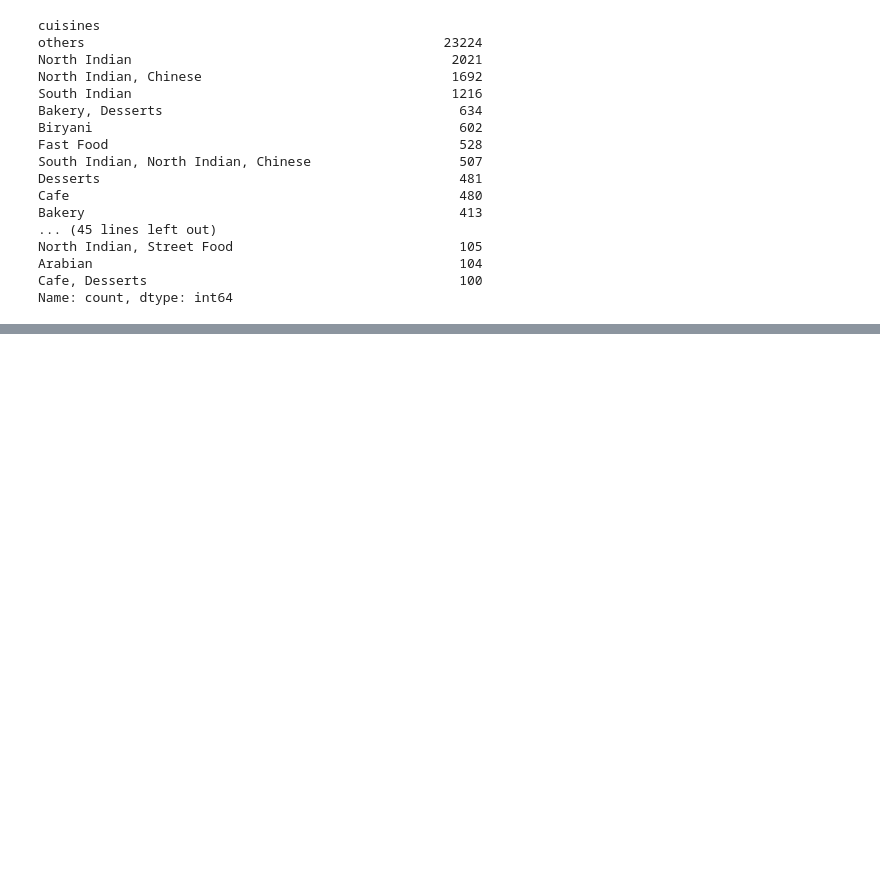
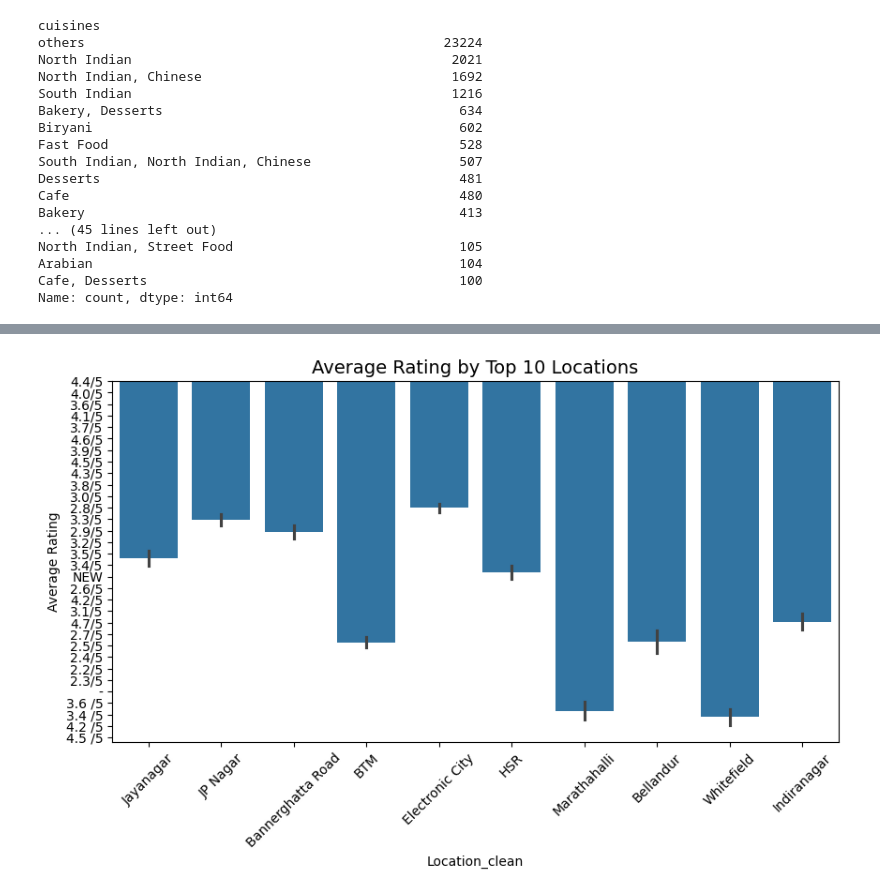
Before and after one commit to sumitdas9706563464-ux/zomato-data-analysis, a Jupyter notebook: data_expoloration.ipynb, the cells around one changed output, grey strips where cells are left out. Drawn from its saved outputs; the diff is of its cells as text; code cells hidden in the pictures; blank space fills up the shorter version.

```diff
--- a/data_expoloration.ipynb
+++ b/data_expoloration.ipynb
@@ -296,0 +357,2 @@ df.head()
+# %%
+df['location_clean'] = df['location_clean'].fillna('Unknown')
@@ -296,0 +432,31 @@ df.head()
+# %%
+df['location_clean'] = df['location_clean'].fillna('Unknown')
+# %%
+# Example master list of Bangalore locations
+locations_list = [
+    'Banashankari', 'Basavanagudi', 'Mysore Road', 'Jayanagar', 'Kumaraswamy Layout',
+    'Rajarajeshwari Nagar', 'Vijay Nagar', 'Uttarahalli', 'JP Nagar', 'South Bangalore',
+    'City Market', 'Nagarbhavi', 'Bannerghatta Road', 'BTM', 'Kanakapura Road',
+    'Bommanahalli', 'CV Raman Nagar', 'Electronic City', 'HSR', 'Marathahalli',
+    'Sarjapur Road', 'Wilson Garden', 'Shanti Nagar', 'Richmond Road', 'Jalahalli',
+    'Bellandur', 'Whitefield', 'East Bangalore', 'Indiranagar', 'MG Road',
+    'Brigade Road', 'Lavelle Road', 'Church Street', 'Ulsoor', 'Residency Road',
+    'Shivajinagar', 'Infantry Road', 'Cunningham Road', 'Race Course Road',
+    'Commercial Street', 'Vasanth Nagar', 'HBR Layout', 'Domlur', 'Ejipura',
+    'Jeevan Bhima Nagar', 'Old Madras Road', 'KR Puram', 'Koramangala', 'Hosur Road',
+    'Rajajinagar', 'Malleshwaram', 'Seshadripuram', 'Kammanahalli', 'Majestic',
+    'Langford Town', 'Central Bangalore', 'Sanjay Nagar', 'Brookefield',
+    'Banaswadi', 'North Bangalore', 'Nagawara', 'Hennur', 'Kalyan Nagar',
+    'New BEL Road', 'Jakkur', 'Thippasandra', 'Kaggadasapura', 'Sadashiv Nagar',
+    'Basaveshwara Nagar', 'Yeshwantpur', 'West Bangalore', 'Magadi Road', 'Yelahanka',
+    'Sahakara Nagar', 'Peenya', 'Hebbal', 'Begumpet', 'Richards Town'
+]
+
+# Ab clean location apply karenge
+df['location_clean'] = df['location'].apply(lambda x: x if x in locations_list else np.nan)
+
+# Drop invalid rows
+df = df.dropna(subset=['location_clean'])
+
+# Check result
+print(df['location_clean'].unique())
@@ -296,0 +481,14 @@ df.head()
+# %%
+
+
+
+top_locations = df['location_clean'].value_counts().nlargest(10).index
+plt.figure(figsize=(10,5))
+sns.barplot(x='location_clean', y='rate', data=df[df['location_clean'].isin(top_locations)], estimator=np.mean)
+plt.xticks(rotation=45)
+plt.title("Average Rating by Top 10 Locations", fontsize=14)
+plt.xlabel("Location_clean")
+plt.ylabel("Average Rating")
+plt.show()
+# %% [output]
+[figure, added]
```
Also changed, not shown: parts of 11 cells of this notebook.
